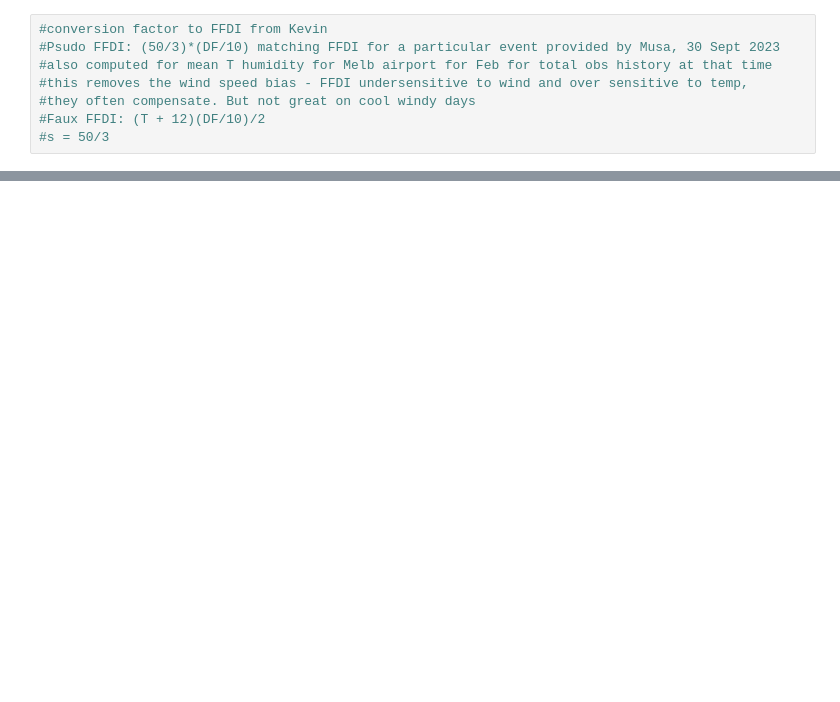
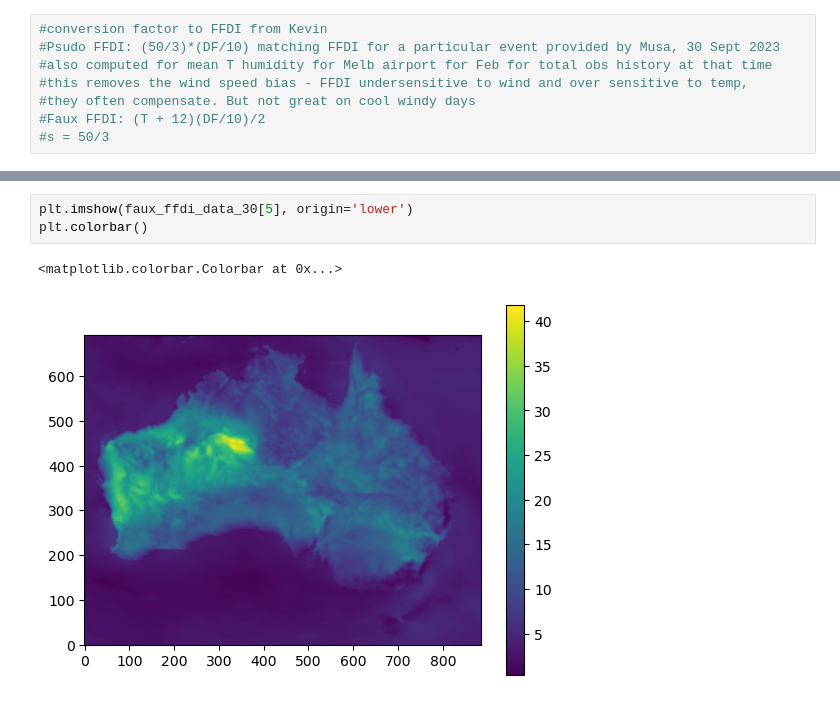
Before and after one commit to nb-bom/DWI, a Jupyter notebook: testing dwi files.ipynb, the cells around one changed output, grey strips where cells are left out. Drawn from its saved outputs; the diff is of its cells as text; blank space fills up the shorter version.

```diff
--- a/testing dwi files.ipynb
+++ b/testing dwi files.ipynb
@@ -116,0 +122,6 @@ plt.colorbar(ph)
+# %%
+plt.imshow(faux_ffdi_data_30[5], origin='lower')
+plt.colorbar()
+# %% [output]
+<matplotlib.colorbar.Colorbar at 0x...>
+[figure, added]
```
Also changed, not shown: parts of 5 cells of this notebook, 3 other files.
